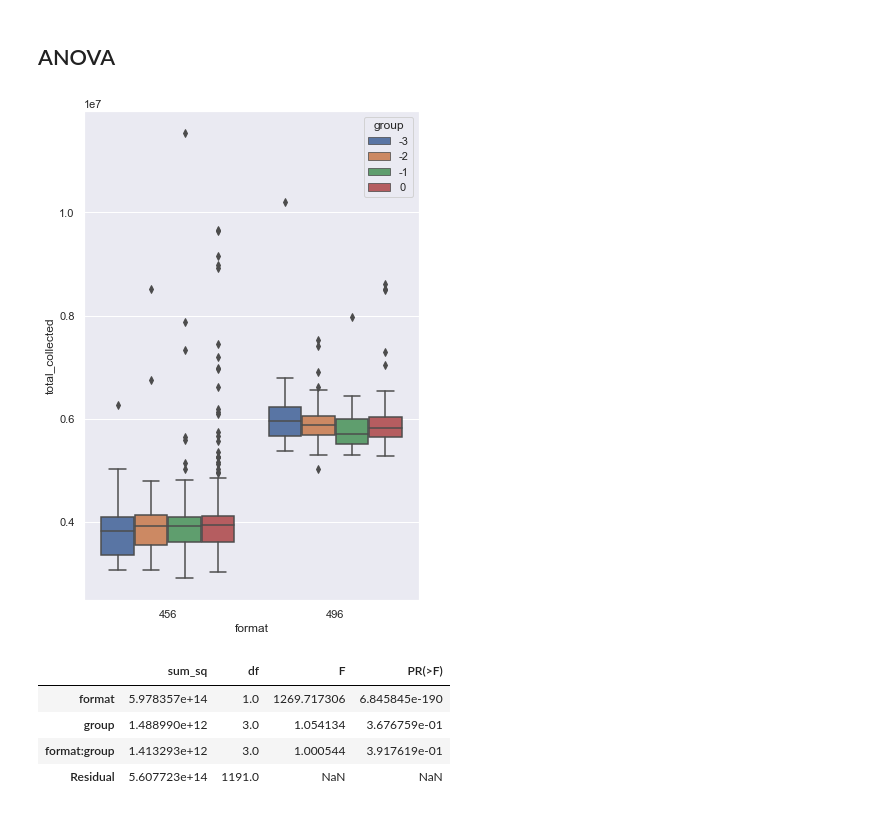
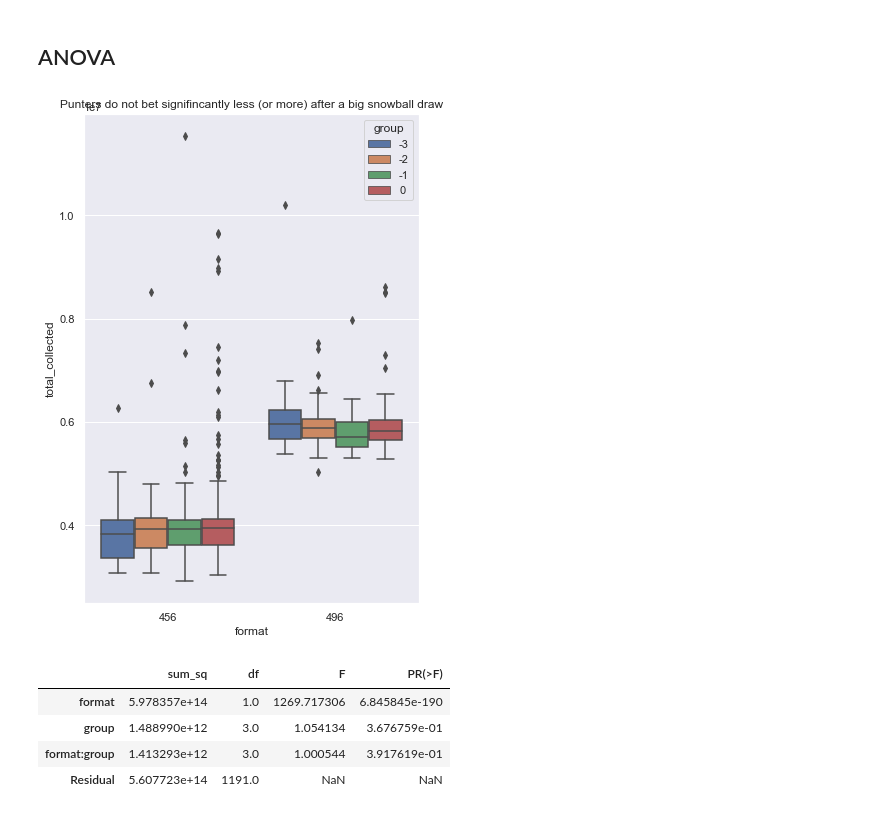
Before and after one commit to yongjun21/toto, a Jupyter notebook: notebooks/analysis.ipynb, the cells around one changed output. Cells and saved outputs as stored; diff of their text form; code cells hidden in the pictures.

```diff
--- a/notebooks/analysis.ipynb
+++ b/notebooks/analysis.ipynb
@@ -851,9 +854,9 @@ reset_draws['group'].cat.remove_categories(1, inplace=True)
 # %%
 plt.figure(figsize=(6, 9))
 ax = sns.boxplot(data=reset_draws, y='total_collected', x='format', hue='group')
-ax.set_title('');
+ax.set_title('Punters do not bet signifincantly less (or more) after a big snowball draw');
 # %% [output]
-[figure, old version]
+[figure, new version]
 # %%
 model = smf.ols('total_collected ~ format + group + format:group', reset_draws)
 fitted = model.fit()
```
Also changed, not shown: parts of 23 cells of this notebook, 7 other files.
